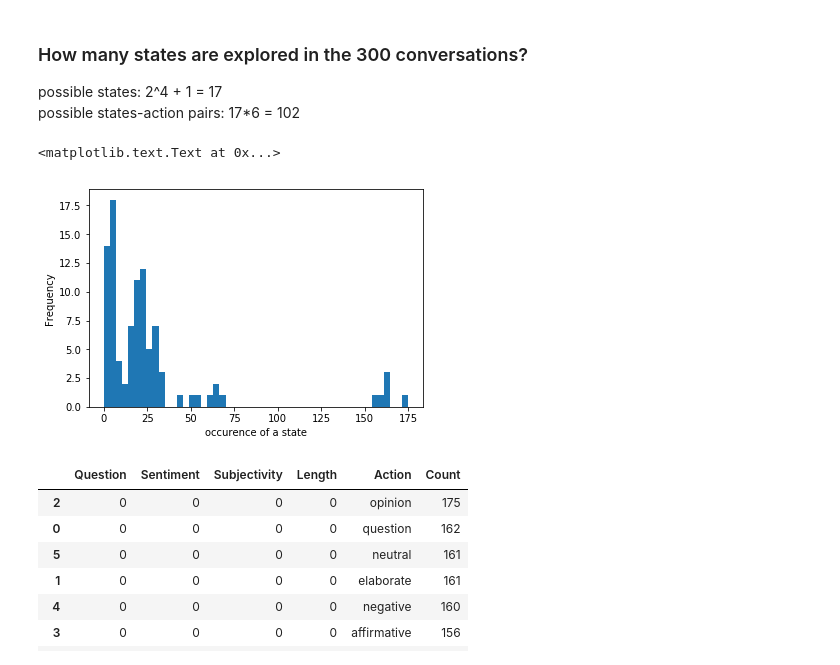
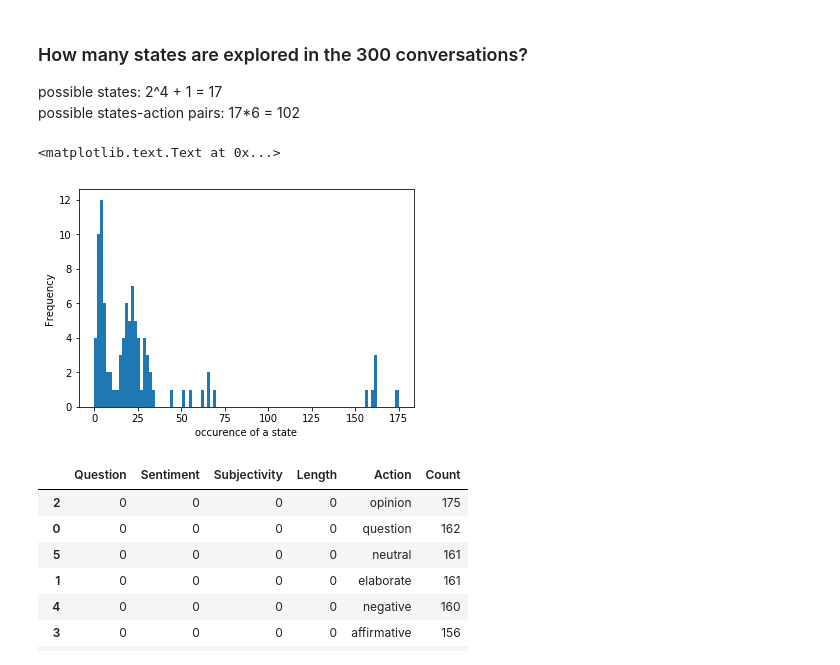
Before and after one commit to MollyZhang/Reinforcement_learning_NLP, a Jupyter notebook: molly/data_explore.ipynb, the cells around one changed output. Drawn from its saved outputs; the diff is of its cells as text; code cells hidden in the pictures.

```diff
--- a/molly/data_explore.ipynb
+++ b/molly/data_explore.ipynb
@@ -114,11 +114,11 @@ for filename, df_states in parsed_dialogs.items():
                            (df_count.Action==row.Action)].index
         df_count.set_value(r_index, "Count", df_count.loc[r_index]["Count"]+1)
 # %%
-df_count["Count"].plot(kind="hist",bins=50)
+df_count["Count"].plot(kind="hist",bins=100)
 plt.xlabel("occurence of a state")
 # %% [output]
 <matplotlib.text.Text at 0x...>
-[figure, old version]
+[figure, new version]
 # %%
 df_count.sort_values(by="Count", ascending=False)
 # %% [output]
```
